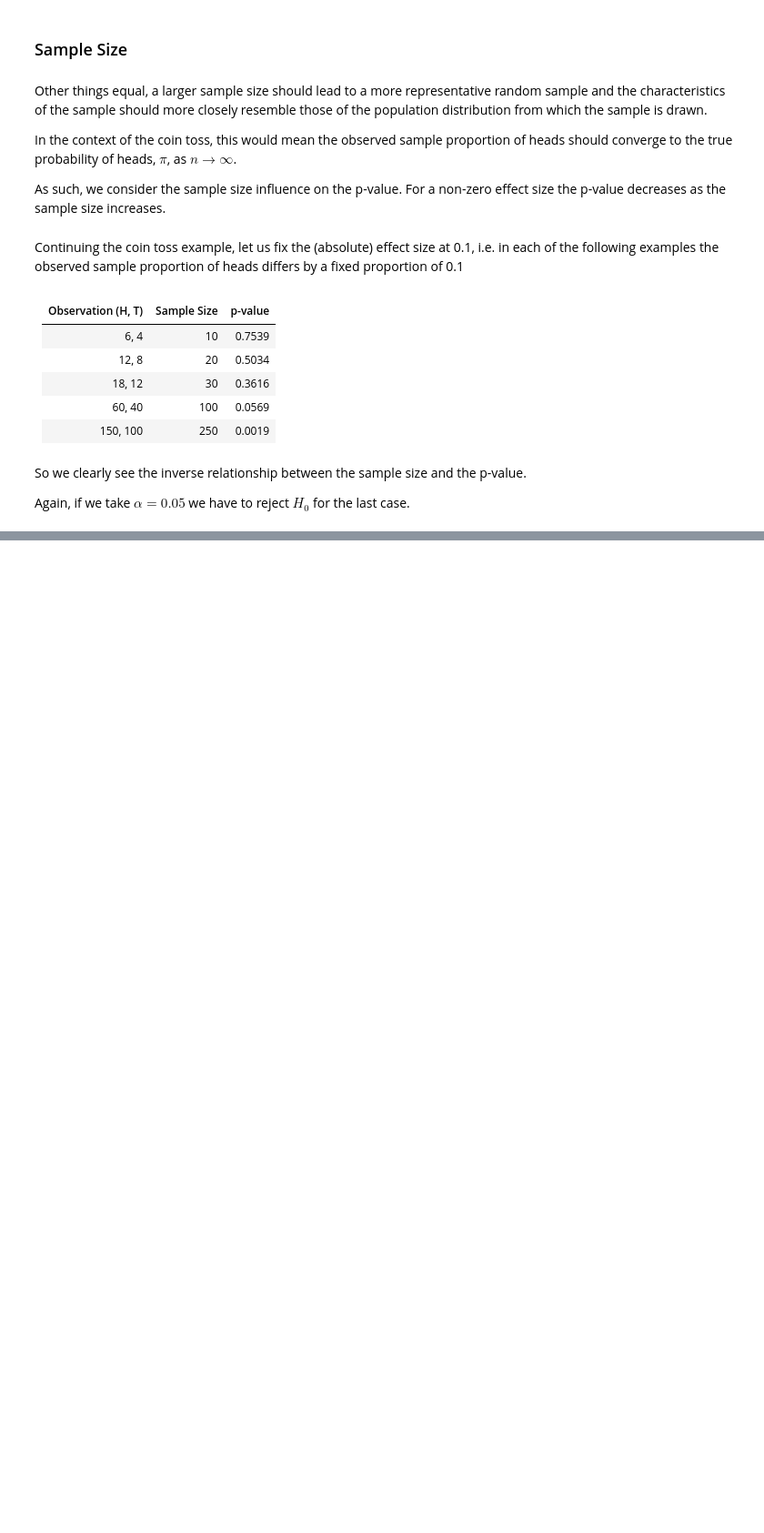
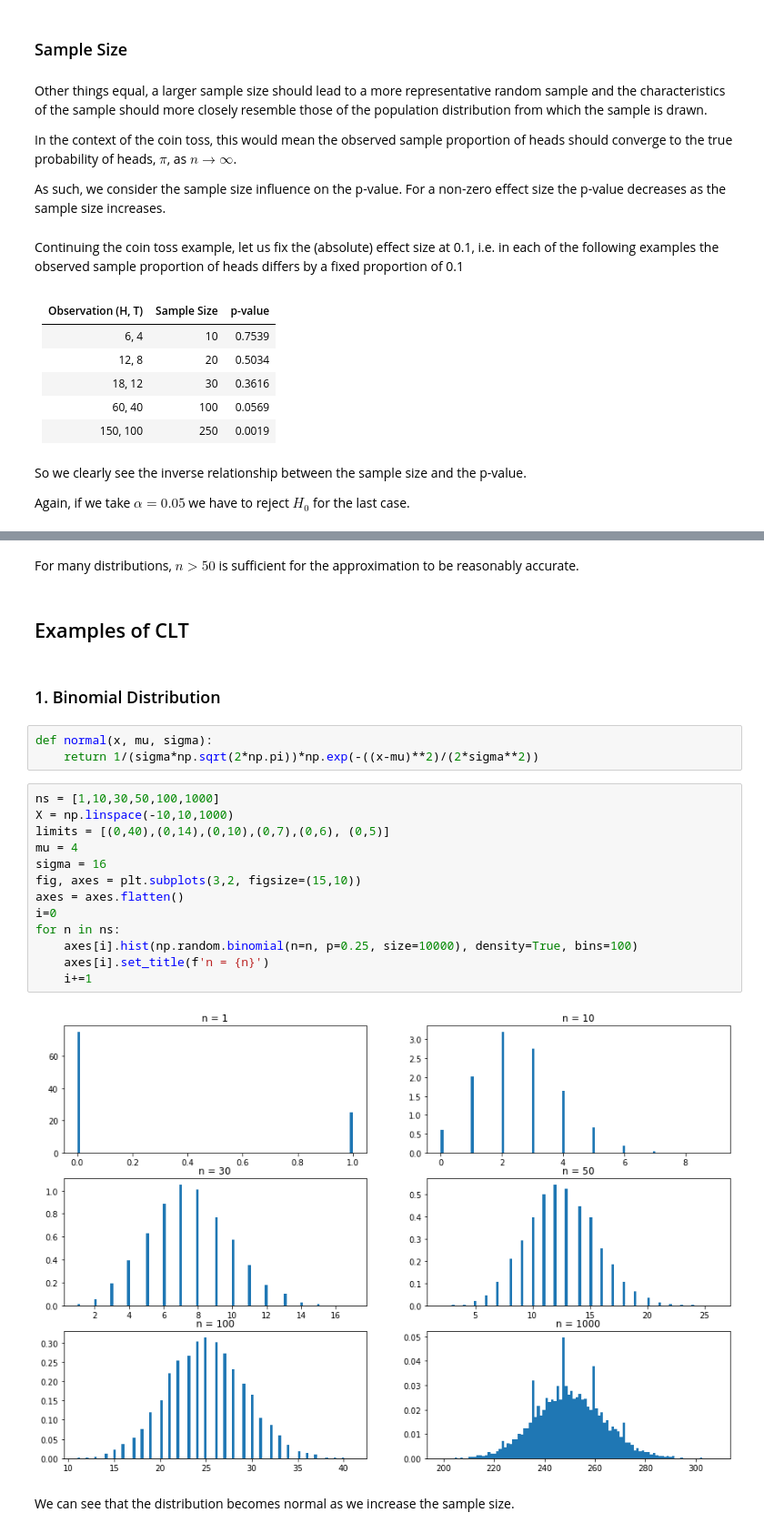
Before and after one commit to Hari31416/Placement, a Jupyter notebook: Notes/Statistics/Statistical_Tests.ipynb, the cells around one changed output, grey strips where cells are left out. Shown at 91% size. Cells and saved outputs as stored; diff of their text form; blank space fills up the shorter version.

```diff
--- a/Notes/Statistics/Statistical_Tests.ipynb
+++ b/Notes/Statistics/Statistical_Tests.ipynb
@@ -202,0 +257,27 @@ Again, if we take $\alpha = 0.05$ we have to reject $H_0$ for the last case.
+# %% [markdown]
+For many distributions, $n \gt 50$ is sufficient for the approximation to be reasonably
+accurate.
+# %% [markdown]
+## Examples of CLT
+# %% [markdown]
+### 1. Binomial Distribution
+# %%
+def normal(x, mu, sigma):
+    return 1/(sigma*np.sqrt(2*np.pi))*np.exp(-((x-mu)**2)/(2*sigma**2))
+# %%
+ns = [1,10,30,50,100,1000]
+X = np.linspace(-10,10,1000)
+limits = [(0,40),(0,14),(0,10),(0,7),(0,6), (0,5)]
+mu = 4
+sigma = 16
+fig, axes = plt.subplots(3,2, figsize=(15,10))
+axes = axes.flatten()
+i=0
+for n in ns:
+    axes[i].hist(np.random.binomial(n=n, p=0.25, size=10000), density=True, bins=100)
+    axes[i].set_title(f'n = {n}')
+    i+=1
+# %% [output]
+[figure, added]
+# %% [markdown]
+We can see that the distribution becomes normal as we increase the sample size.
```
Also changed, not shown: parts of 10 cells of this notebook, 7 other files.
